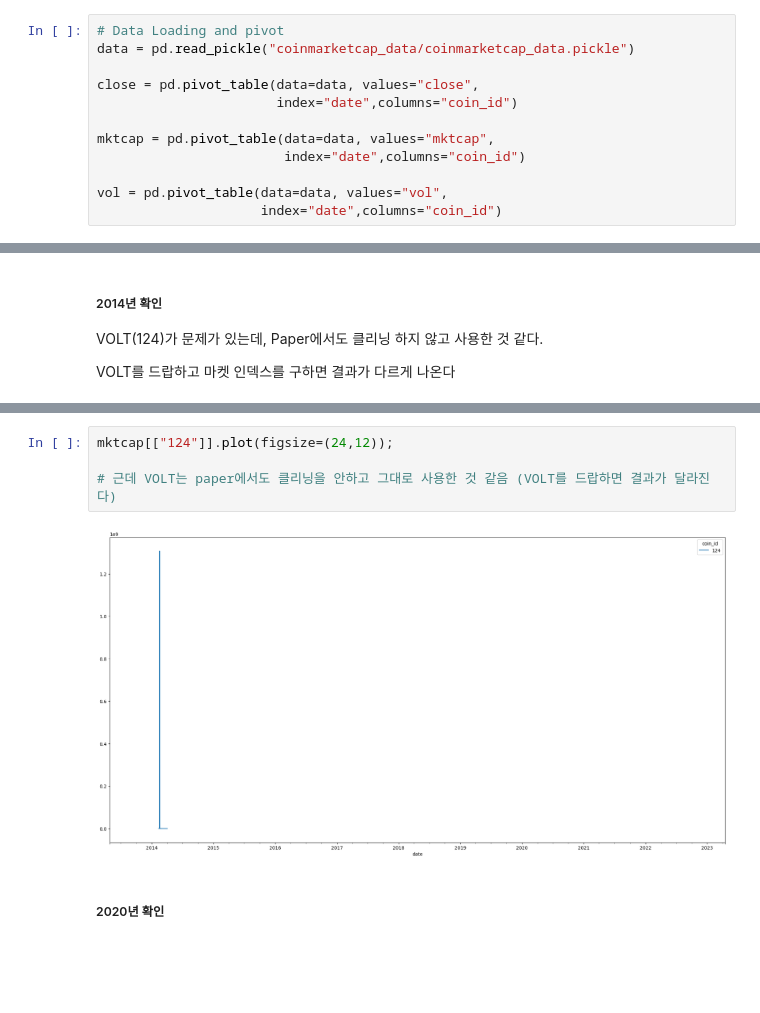
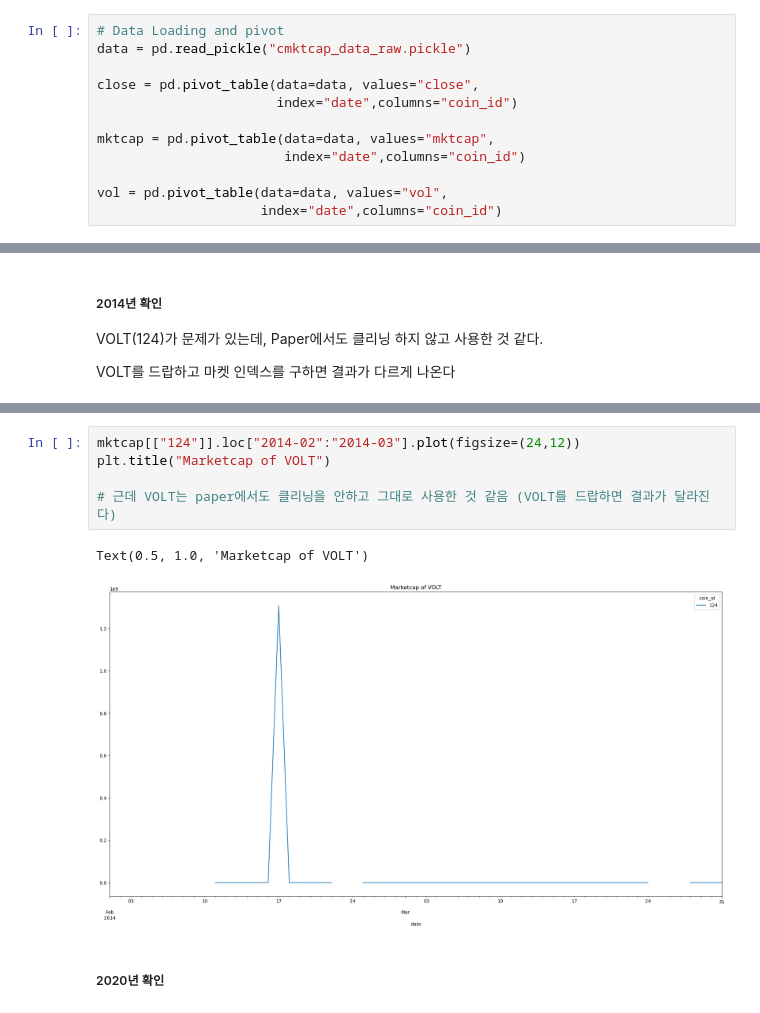
Before and after one commit to Jack-ryu/crypto_paper, a Jupyter notebook: ryu_new_progress/Data_pp_code/data_cleaning.ipynb, the cells around one changed output, grey strips where cells are left out. Saved outputs shown, nothing was run; the diff lists cells and outputs as text; blank space fills up the shorter version.

```diff
--- a/ryu_new_progress/Data_pp_code/data_cleaning.ipynb
+++ b/ryu_new_progress/Data_pp_code/data_cleaning.ipynb
@@ -17,7 +17,7 @@ import pandas as pd
 import matplotlib.pyplot as plt
 # %%
 # Data Loading and pivot
-data = pd.read_pickle("coinmarketcap_data/coinmarketcap_data.pickle")
+data = pd.read_pickle("cmktcap_data_raw.pickle")
 
 close = pd.pivot_table(data=data, values="close",
                        index="date",columns="coin_id")
@@ -251,11 +245,13 @@ coin_id
 9998         NaN
 Name: 2014-02-17 00:00:00, Length: 10616, dtype: float64
 # %%
-mktcap[["124"]].plot(figsize=(24,12));
+mktcap[["124"]].loc["2014-02":"2014-03"].plot(figsize=(24,12))
+plt.title("Marketcap of VOLT")
 
 # 근데 VOLT는 paper에서도 클리닝을 안하고 그대로 사용한 것 같음 (VOLT를 드랍하면 결과가 달라진다)
 # %% [output]
+Text(0.5, 1.0, 'Marketcap of VOLT')
-[figure, old version]
+[figure, new version]
 # %% [markdown]
 ##### 2020년 확인
 # %%
```
Also changed, not shown: parts of 6 cells of this notebook, 22 other files.
